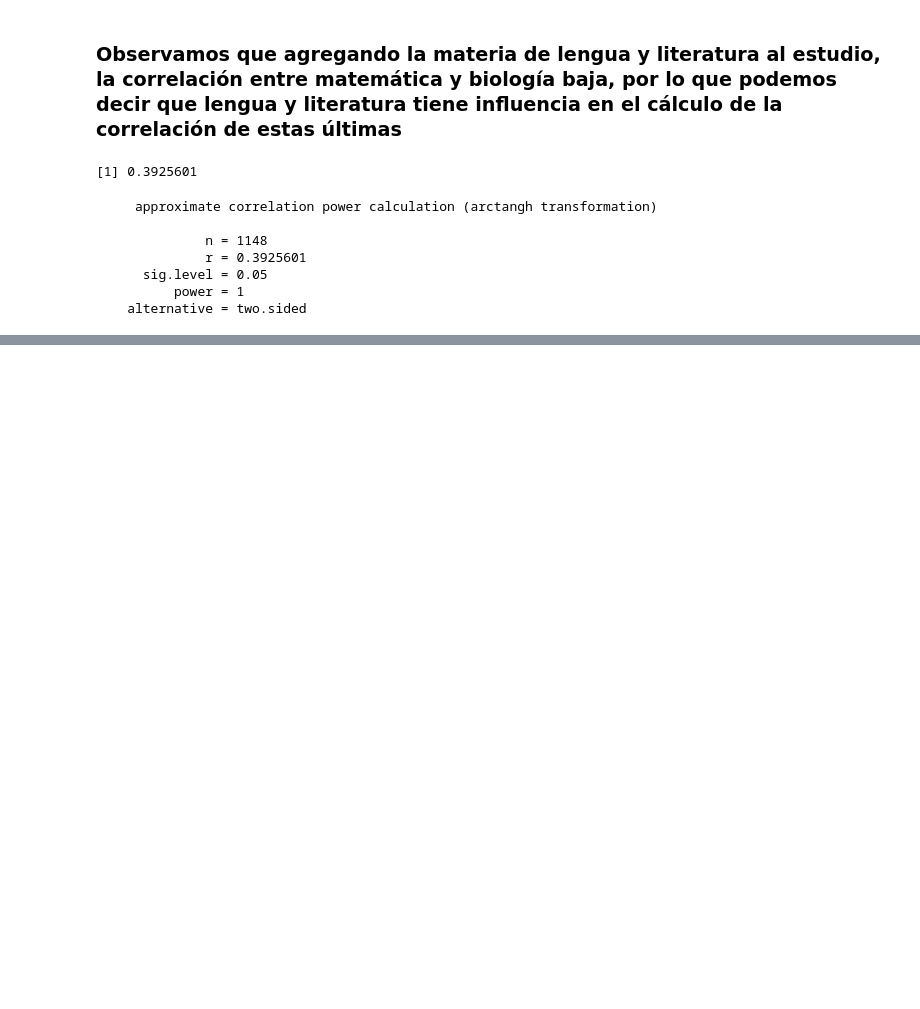
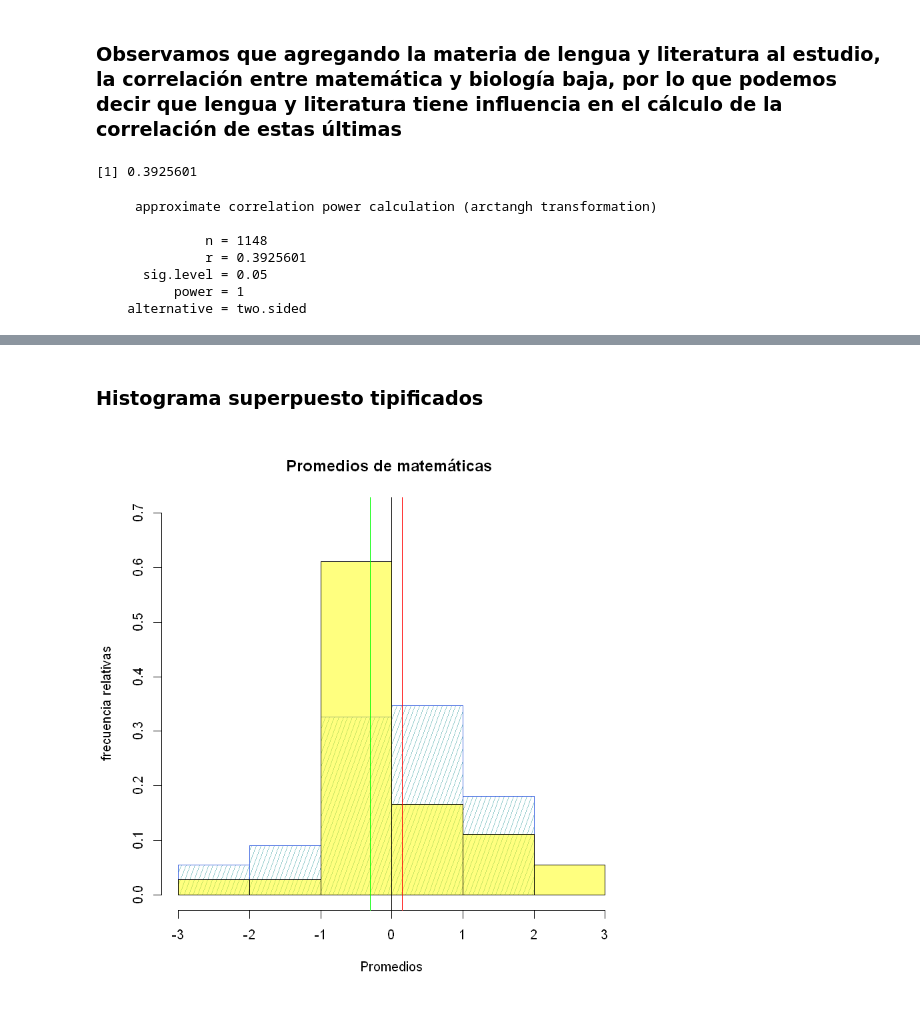
Before and after one commit to Nefertumm/EDM_2023, a Jupyter notebook: Dataset_escuelas/TP1.ipynb, the cells around one changed output, grey strips where cells are left out. Saved outputs shown, nothing was run; the diff lists cells and outputs as text; code cells hidden in the pictures; blank space fills up the shorter version.

```diff
--- a/Dataset_escuelas/TP1.ipynb
+++ b/Dataset_escuelas/TP1.ipynb
@@ -1724,0 +1811,27 @@ pwr.r.test(n = length(row.names(dataN)), r = pcor1, sig.level = .05, power = NUL
+# %%
+media_escuela_1 <- mean(escuela_1$Promedio, na.rm=TRUE)
+media_escuela_2 <- mean(escuela_2$Promedio, na.rm=TRUE)
+desvio_escuela_1 <- sd(escuela_1$Promedio, na.rm=TRUE)
+desvio_escuela_2 <- sd(escuela_2$Promedio, na.rm=TRUE)
+# %%
+escuela_1_tipi <- mutate(escuela_1, Promedio_Z = (Promedio-media_escuela_1)/desvio_escuela_1)
+escuela_2_tipi <- mutate(escuela_2,Promedio_Z=(Promedio-media_escuela_2)/desvio_escuela_2)
+# %% [markdown]
+### Histograma superpuesto tipificados
+# %%
+x <- escuela_1_tipi$Promedio_Z
+y <- escuela_2_tipi$Promedio_Z
+hist(x,probability = TRUE, col="paleturquoise3",border="royalblue",breaks = c(-3:3), ylim = c(0, 0.7),
+     density=20,angle=70, xlab="Promedios", ylab="frecuencia relativas", main="Promedios de matemáticas ")
+hist(y,probability = TRUE, add = TRUE,breaks = c(-3:3) ,col = rgb(1, 1, 0, alpha = 0.5))
+
+mean_x <- mean(x,na.rm=TRUE)
+med_x <- median(x,na.rm=TRUE)
+mean_y <- mean(y,na.rm=TRUE)
+med_y <- median(y,na.rm=TRUE)
+abline(v = mean_x, col = 'blue')
+abline(v = med_x, col = 'red')
+abline(v = mean_y, col = 'black')
+abline(v = med_y, col = 'green')
+# %% [output]
+[figure, added]
```
Also changed, not shown: parts of 18 cells of this notebook, 1 other file.
